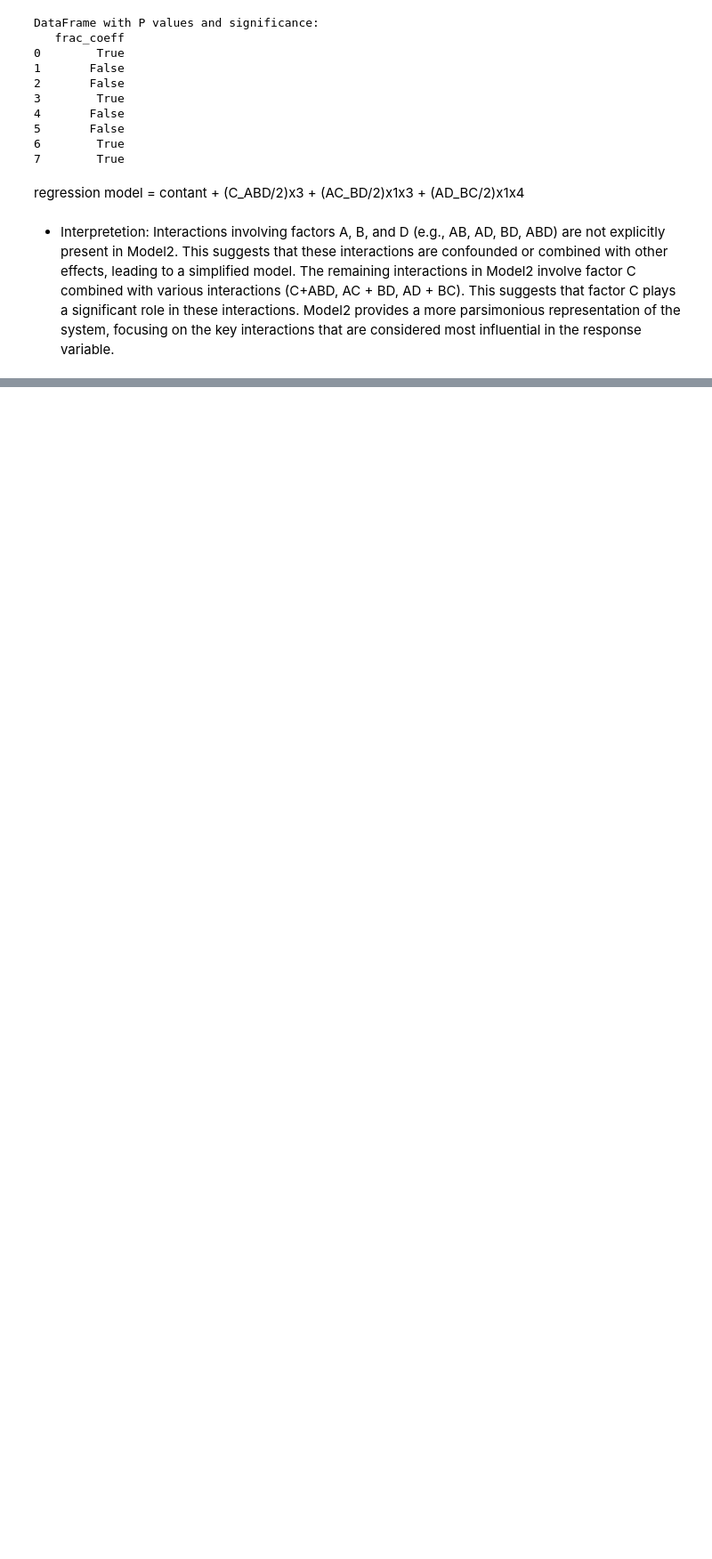
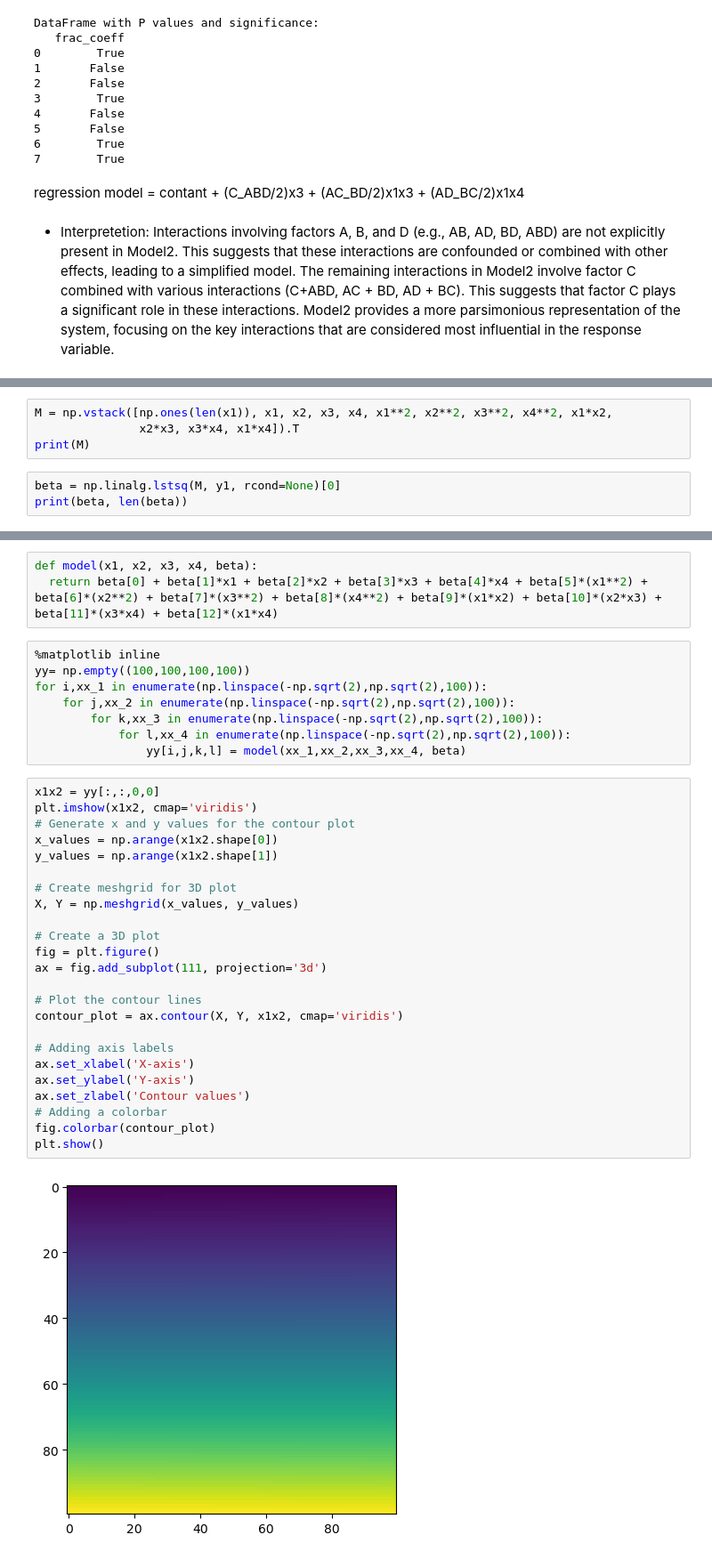
Before and after one commit to tapashreepradhan/semester-project-H02V8a, a Jupyter notebook: project.ipynb, the cells around one changed output, grey strips where cells are left out. Shown at 89% size. Saved outputs shown, nothing was run; the diff lists cells and outputs as text; blank space fills up the shorter version.

```diff
--- a/project.ipynb
+++ b/project.ipynb
@@ -652,0 +688,7 @@ Interactions involving factors A, B, and D (e.g., AB, AD, BD, ABD) are not expli
+# %%
+M = np.vstack([np.ones(len(x1)), x1, x2, x3, x4, x1**2, x2**2, x3**2, x4**2, x1*x2,
+               x2*x3, x3*x4, x1*x4]).T
+print(M)
+# %%
+beta = np.linalg.lstsq(M, y1, rcond=None)[0]
+print(beta, len(beta))
@@ -652,0 +700,37 @@ Interactions involving factors A, B, and D (e.g., AB, AD, BD, ABD) are not expli
+# %%
+def model(x1, x2, x3, x4, beta):
+  return beta[0] + beta[1]*x1 + beta[2]*x2 + beta[3]*x3 + beta[4]*x4 + beta[5]*(x1**2) + beta[6]*(x2**2) + beta[7]*(x3**2) + beta[8]*(x4**2) + beta[9]*(x1*x2) + beta[10]*(x2*x3) + beta[11]*(x3*x4) + beta[12]*(x1*x4)
+# %%
+%matplotlib inline
+yy= np.empty((100,100,100,100))
+for i,xx_1 in enumerate(np.linspace(-np.sqrt(2),np.sqrt(2),100)):
+    for j,xx_2 in enumerate(np.linspace(-np.sqrt(2),np.sqrt(2),100)):
+        for k,xx_3 in enumerate(np.linspace(-np.sqrt(2),np.sqrt(2),100)):
+            for l,xx_4 in enumerate(np.linspace(-np.sqrt(2),np.sqrt(2),100)):
+                yy[i,j,k,l] = model(xx_1,xx_2,xx_3,xx_4, beta)
+# %%
+x1x2 = yy[:,:,0,0]
+plt.imshow(x1x2, cmap='viridis')
+# Generate x and y values for the contour plot
+x_values = np.arange(x1x2.shape[0])
+y_values = np.arange(x1x2.shape[1])
+
+# Create meshgrid for 3D plot
+X, Y = np.meshgrid(x_values, y_values)
+
+# Create a 3D plot
+fig = plt.figure()
+ax = fig.add_subplot(111, projection='3d')
+
+# Plot the contour lines
+contour_plot = ax.contour(X, Y, x1x2, cmap='viridis')
+
+# Adding axis labels
+ax.set_xlabel('X-axis')
+ax.set_ylabel('Y-axis')
+ax.set_zlabel('Contour values')
+# Adding a colorbar
+fig.colorbar(contour_plot)
+plt.show()
+# %% [output]
+[figure, added]
```
Also changed, not shown: parts of 6 cells of this notebook.
